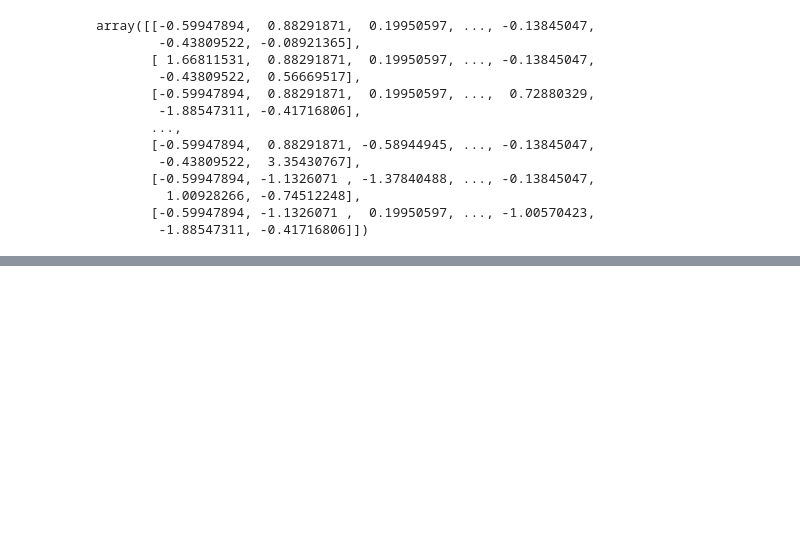
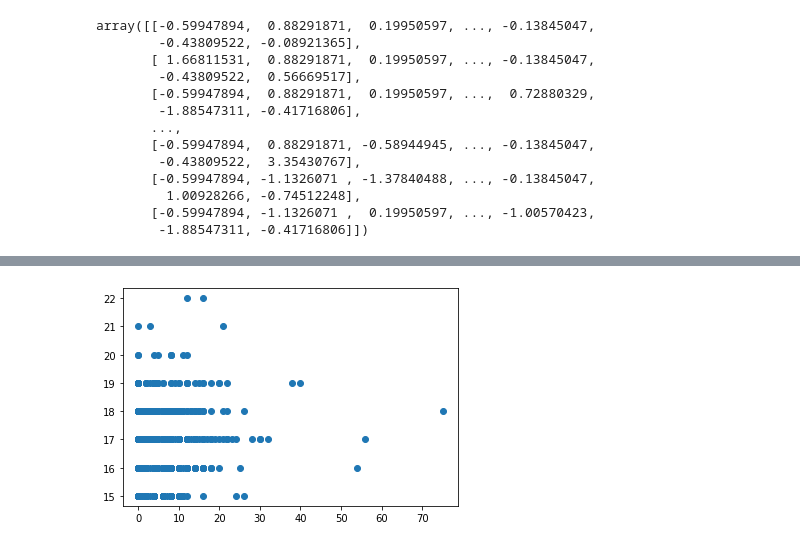
Before and after one commit to jaimiesj/health_outcomes, a Jupyter notebook: src/alcoholism.ipynb, the cells around one changed output, grey strips where cells are left out. Saved outputs shown, nothing was run; the diff lists cells and outputs as text; code cells hidden in the pictures; blank space fills up the shorter version.

```diff
--- a/src/alcoholism.ipynb
+++ b/src/alcoholism.ipynb
@@ -117,0 +169,5 @@ array([ 3,  2,  2,  3,  2,  2,  6,  2,  2,  4,  4,  2,  2, 10,  2,  3,  2,
+# %%
+plt.scatter(final_df['absences'], final_df['age'])
+plt.show()
+# %% [output]
+[figure, added]
```
Also changed, not shown: parts of 9 cells of this notebook.
